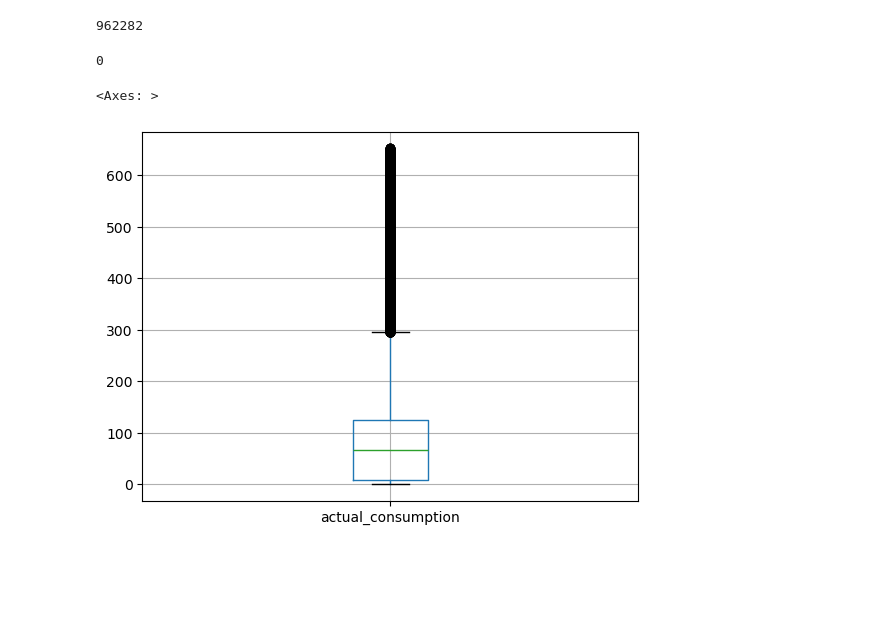
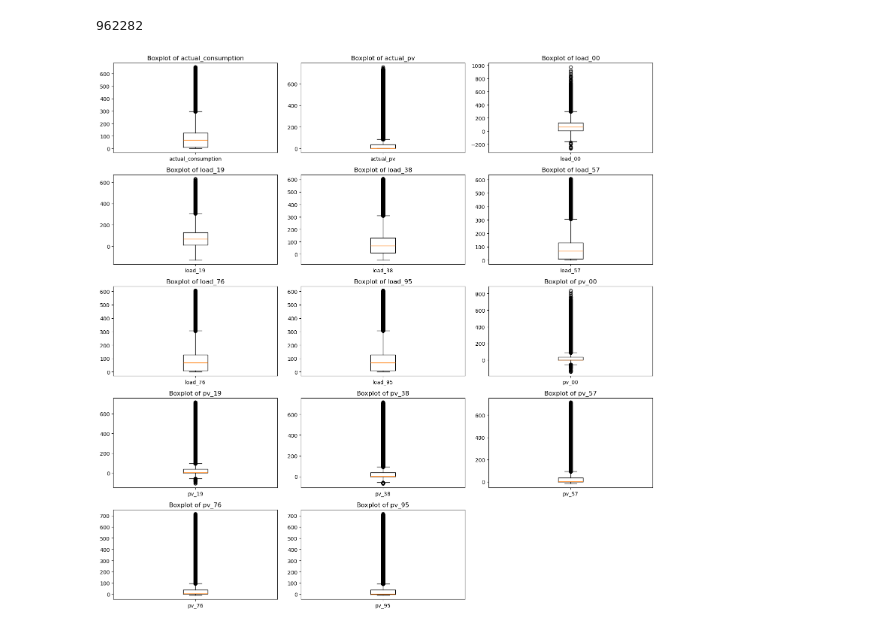
Before and after one commit to r0acho/SOBD2023, a Jupyter notebook: lab1.ipynb, the cells around one changed output. Drawn from its saved outputs; the diff is of its cells as text; code cells hidden in the pictures; blank space fills up the shorter version.

Commit message:
Убрал затратные toPandas, добавил больше устранений выбросов и удалил лишние столбцы

```diff
--- a/lab1.ipynb
+++ b/lab1.ipynb
@@ -96,3 +99,8 @@ root
+# %%
+merged_dataframe = merged_dataframe.select('timestamp', 'site_id', 'period_id',
+                                           'actual_consumption', 'actual_pv',
+                                           'load_00', 'load_19', 'load_38', 'load_57', 'load_76', 'load_95',
+                                           'pv_00', 'pv_19', 'pv_38', 'pv_57', 'pv_76', 'pv_95')
 # %%
 # Вывод количества строк до удаления пустых значений
 merged_dataframe.count()
@@ -107,17 +115,30 @@ merged_dataframe.count()
 # %% [output]
 962282
-# %%
-# Найти строки с пропущенными значениями в любом столбце
-na_rows_dataframe = merged_dataframe.filter(reduce(lambda x, y: x | y, (col(c).isNull() for c in merged_dataframe.columns)))
-
-# Вывести часть DataFrame с пропущенными значениями
-na_rows_dataframe.count()
-# %% [output]
-0
 # %%
-f_other = plt.plot()
-cleaned_dataframe.select('actual_consumption').toPandas().boxplot(column=['actual_consumption'], figsize=(10,  10))
+def print_columns_box_plotes(dataframe: DataFrame, columns_to_print: List[str], number_of_cols:int = 3) -> None:
+    # Определение количества строк и столбцов для Subplots
+    num_rows = len(columns_to_print) // number_of_cols + (len(columns_to_print) % number_of_cols > 0)
+    fig, axs = plt.subplots(num_rows, number_of_cols, figsize=(15, 3 * num_rows))
+
+    for i, column in enumerate(columns_to_print):
+        # Построение boxplot
+        axs[i // number_of_cols, i % number_of_cols].boxplot([dataframe.select(column).rdd.flatMap(lambda x: x).collect()], labels=[column])
+        axs[i // number_of_cols, i % number_of_cols].set_title(f'Boxplot of {column}')
+
+    # Убираем пустые подграфики, если количество не кратно number_of_cols
+    for i in range(len(columns_to_print), num_rows * number_of_cols):
+        fig.delaxes(axs.flatten()[i])
+
+    # Регулировка расположения подграфиков
+    plt.tight_layout()
+
+    # Отображение графика
+    plt.show()
+
+
+# Список столбцов для обработки
+columns_to_filter = ['actual_consumption', 'actual_pv', 'load_00', 'load_19', 'load_38', 'load_57', 'load_76', 'load_95', 'pv_00', 'pv_19', 'pv_38', 'pv_57', 'pv_76', 'pv_95']
+print_columns_box_plotes(cleaned_dataframe, columns_to_filter)
 # %% [output]
-<Axes: >
-[figure, old version]
+[figure, new version]
 # %%
```
Also changed, not shown: parts of 16 cells of this notebook.
